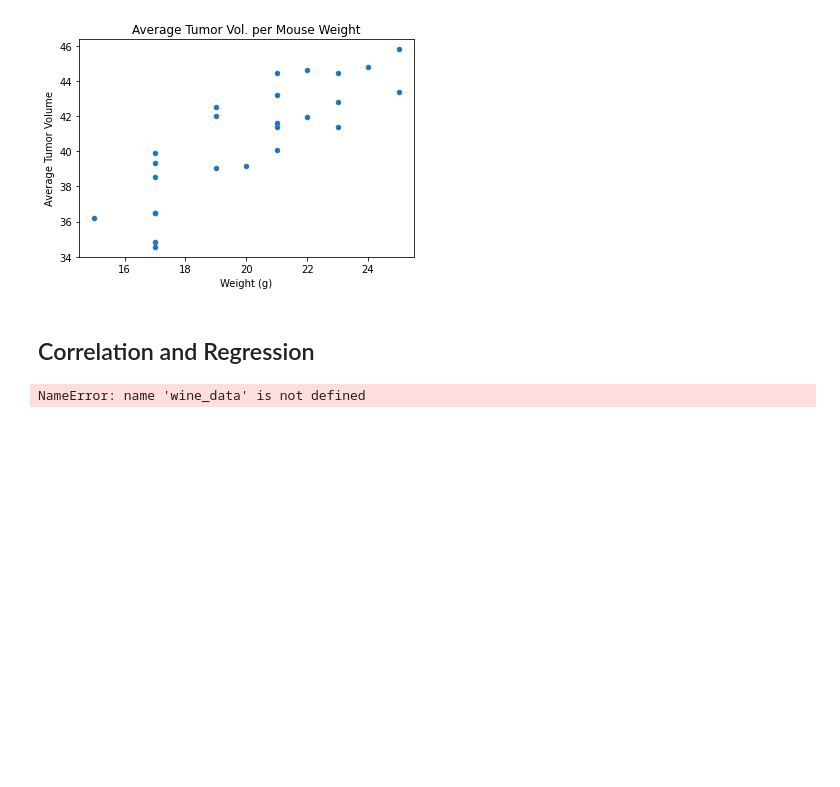
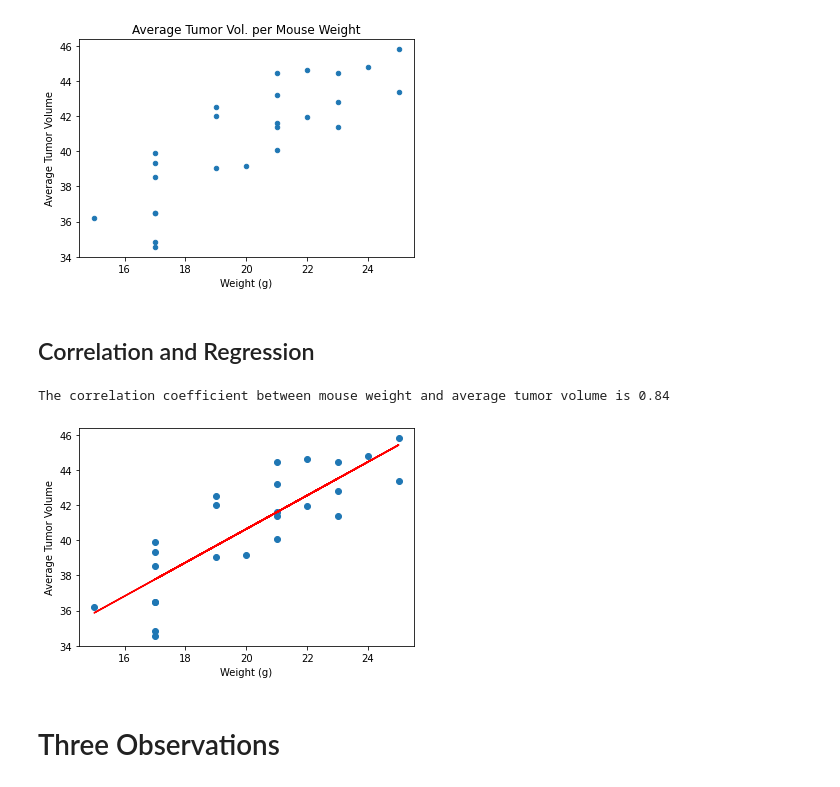
Before and after one commit to SommerKim/drug-study-visualization, a Jupyter notebook: Pymaceuticals/pymaceuticals_starter.ipynb, the cells around one changed output. Drawn from its saved outputs; the diff is of its cells as text; code cells hidden in the pictures; blank space fills up the shorter version.

Commit message:
Plotted linear regression and calculated correlation coefficient

```diff
--- a/Pymaceuticals/pymaceuticals_starter.ipynb
+++ b/Pymaceuticals/pymaceuticals_starter.ipynb
@@ -336,26 +336,28 @@ plt.show()
 [figure]
 # %% [markdown]
 ## Correlation and Regression
-# %%
-# Calculate the correlation coefficient and linear regression model
-# for mouse weight and average tumor volume for the Capomulin regimen
-
-
-
-
-
-
-
-
-# Plot malic_acid versus flavanoids on a scatterplot
-malic_acid = wine_data.malic_acid
-flavanoids = wine_data.flavanoids
-plt.scatter(malic_acid,flavanoids)
-plt.xlabel("Amount of Malic Acid")
-plt.ylabel("Amount of Flavanoids")
-plt.show()
-
-# Calculate the correlation coefficient between malic_acid and flavanoids
-print(f"The correlation coefficient between malic acid and flavanoids is {round(st.pearsonr(malic_acid,flavanoids)[0],2)}")
-# %% [output]
-NameError: name 'wine_data' is not defined
+# %%
+# Calculate the correlation coefficient and linear regression model
+# for mouse weight and average tumor volume for the Capomulin regimen
+mouse_weight = weight_avgvol["Weight (g)"]
+avg_volume = weight_avgvol["Average Tumor Volume"]
+
+print(f"The correlation coefficient between mouse weight and average tumor volume is {round(st.pearsonr(mouse_weight, avg_volume)[0],2)}")
+
+# Perform linear regression on mouse weight versus average tumor volume
+vol_slope, vol_int, vol_r, vol_p, vol_std_err = st.linregress(mouse_weight, avg_volume)
+
+# Create equation of regression line
+vol_fit = vol_slope * mouse_weight + vol_int
+
+# Plot regression line on scatter plot
+plt.scatter(mouse_weight, avg_volume)
+plt.plot(mouse_weight,vol_fit, "-", color = "red")
+plt.xlabel('Weight (g)')
+plt.ylabel('Average Tumor Volume')
+plt.show()
+# %% [output]
+The correlation coefficient between mouse weight and average tumor volume is 0.84
+[figure, added]
+# %% [markdown]
+# Three Observations
```
